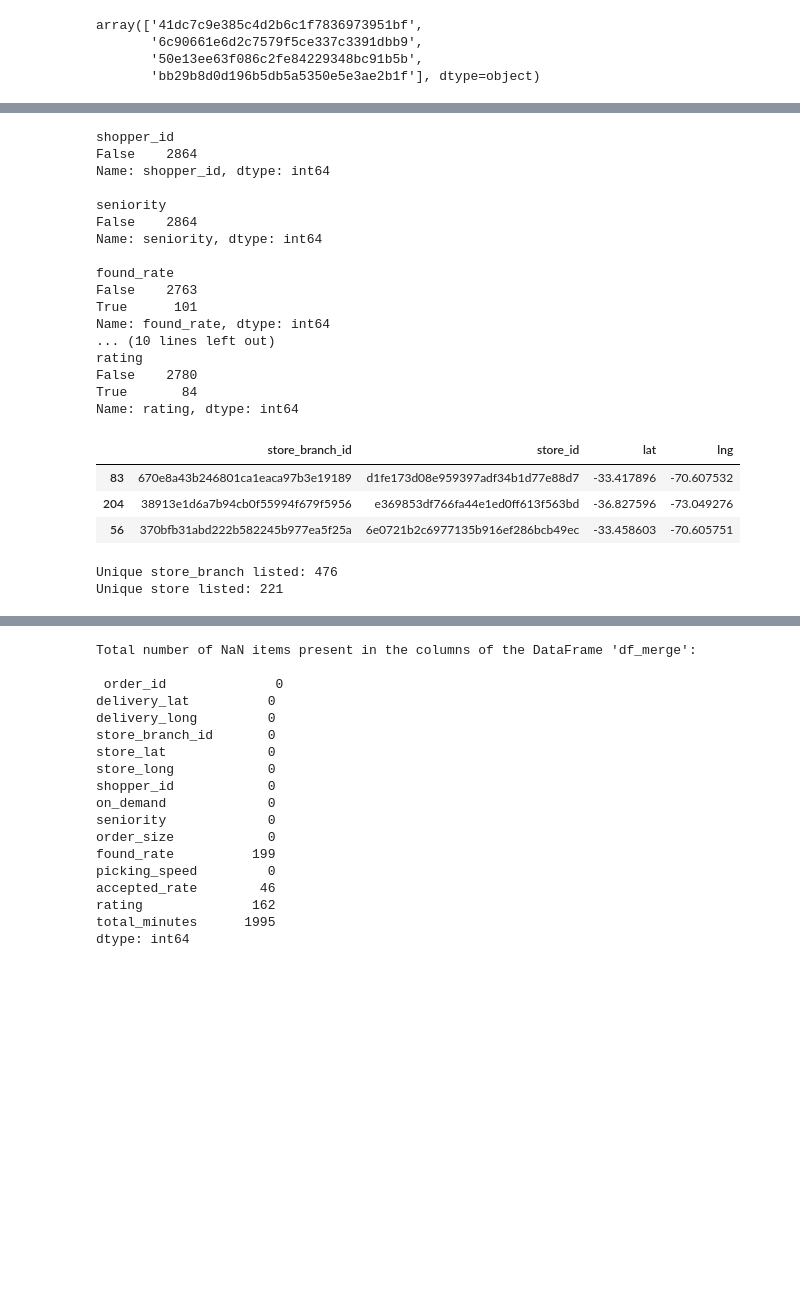
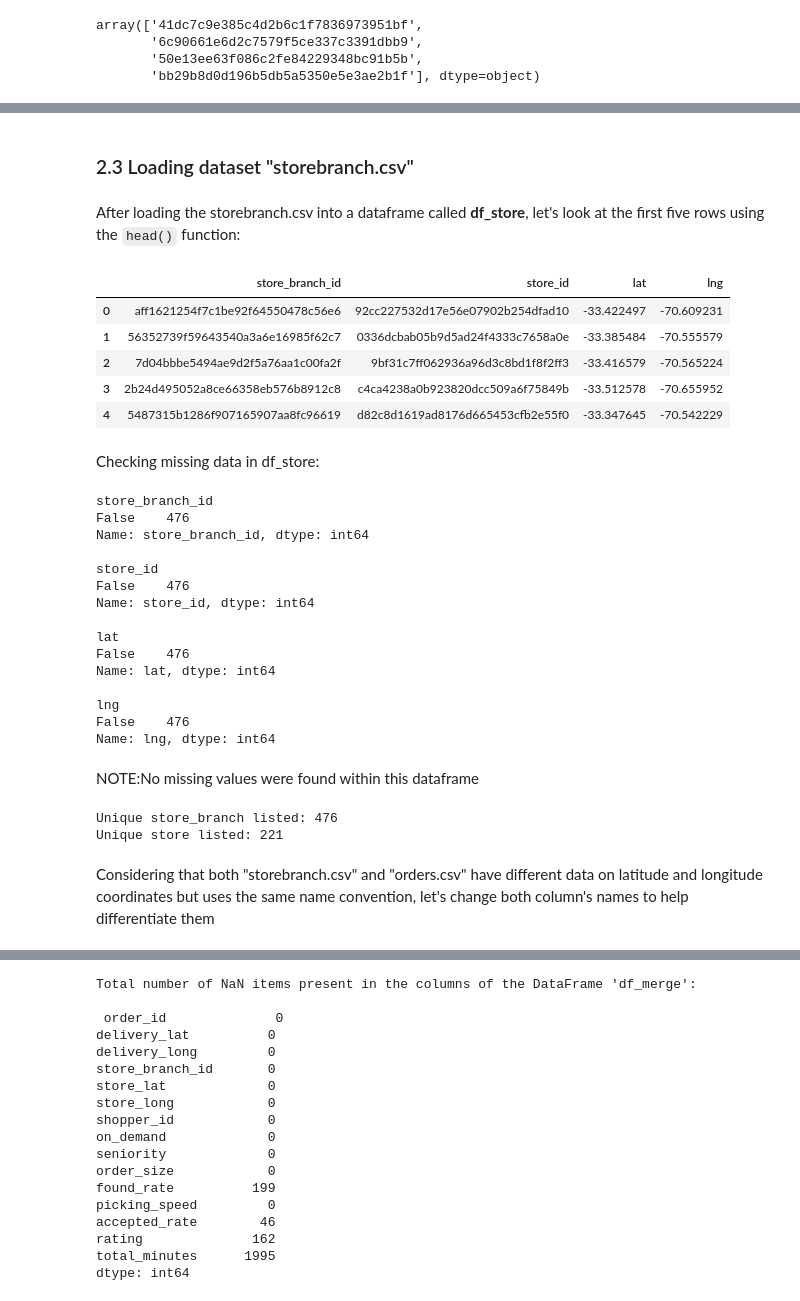
Before and after one commit to tiagottmoraes/CS-s-Data-Science-Example, a Jupyter notebook: ETL.ipynb, the cells around one changed output, grey strips where cells are left out. Saved outputs shown, nothing was run; the diff lists cells and outputs as text; code cells hidden in the pictures; blank space fills up the shorter version.

```diff
--- a/ETL.ipynb
+++ b/ETL.ipynb
@@ -108,34 +236,40 @@ df_shop.sample(2)
+# %% [markdown]
+### 2.3 Loading dataset "storebranch.csv"
+# %% [markdown]
+After loading the storebranch.csv into a dataframe called **df_store**, let's look at the first five rows using the `head()` function:
+# %%
+## Storebranch
+filename_store = "https://raw.githubusercontent.com/tiagottmoraes/CS-s-Data-Science-Test/main/data/storebranch.csv"
+df_store = pd.read_csv(filename_store)
+df_store.head()
+# %% [output]
+|  | store_branch_id | store_id | lat | lng |
+| 0 | aff1621254f7c1be92f64550478c56e6 | 92cc227532d17e56e07902b254dfad10 | -33.422497 | -70.609231 |
+| 1 | 56352739f59643540a3a6e16985f62c7 | 0336dcbab05b9d5ad24f4333c7658a0e | -33.385484 | -70.555579 |
+| 2 | 7d04bbbe5494ae9d2f5a76aa1c00fa2f | 9bf31c7ff062936a96d3c8bd1f8f2ff3 | -33.416579 | -70.565224 |
+| 3 | 2b24d495052a8ce66358eb576b8912c8 | c4ca4238a0b923820dcc509a6f75849b | -33.512578 | -70.655952 |
+| 4 | 5487315b1286f907165907aa8fc96619 | d82c8d1619ad8176d665453cfb2e55f0 | -33.347645 | -70.542229 |
+# %% [markdown]
+Checking missing data in df_store:
 # %%
-missing_data_order = df_shop.isnull()
+missing_data_order = df_store.isnull()
 for column in missing_data_order.columns.values.tolist():
     print(column)
     print(missing_data_order[column].value_counts())
     print("")
 # %% [output]
-shopper_id
-False    2864
-Name: shopper_id, dtype: int64
+store_branch_id
+False    476
+Name: store_branch_id, dtype: int64
 
-seniority
-False    2864
-Name: seniority, dtype: int64
+store_id
+False    476
+Name: store_id, dtype: int64
 
-found_rate
-False    2763
-True      101
-Name: found_rate, dtype: int64
-... (10 lines left out)
-rating
-False    2780
-True       84
-Name: rating, dtype: int64
+lat
+False    476
+Name: lat, dtype: int64
+
+lng
+False    476
+Name: lng, dtype: int64
-# %%
-## Store
-filename_store = "https://raw.githubusercontent.com/tiagottmoraes/CS-s-Data-Science-Test/main/data/storebranch.csv"
-df_store = pd.read_csv(filename_store)
-df_store.sample(3)
-# %% [output]
-|  | store_branch_id | store_id | lat | lng |
-| 83 | 670e8a43b246801ca1eaca97b3e19189 | d1fe173d08e959397adf34b1d77e88d7 | -33.417896 | -70.607532 |
-| 204 | 38913e1d6a7b94cb0f55994f679f5956 | e369853df766fa44e1ed0ff613f563bd | -36.827596 | -73.049276 |
-| 56 | 370bfb31abd222b582245b977ea5f25a | 6e0721b2c6977135b916ef286bcb49ec | -33.458603 | -70.605751 |
@@ -144,5 +276,9 @@ df_store = df_store.rename(columns={'lat':'store_lat', 'lng':'store_long'})
+# %% [markdown]
+NOTE:No missing values were found within this dataframe
 # %%
 print('Unique store_branch listed:', df_store['store_branch_id'].nunique(),'\n' 'Unique store listed:', df_store['store_id'].nunique())
 # %% [output]
 Unique store_branch listed: 476
 Unique store listed: 221
+# %% [markdown]
+Considering that both "storebranch.csv" and "orders.csv" have different data on latitude and longitude coordinates but uses the same name convention, let's change both column's names to help differentiate them
```
Also changed, not shown: parts of 53 cells of this notebook.
